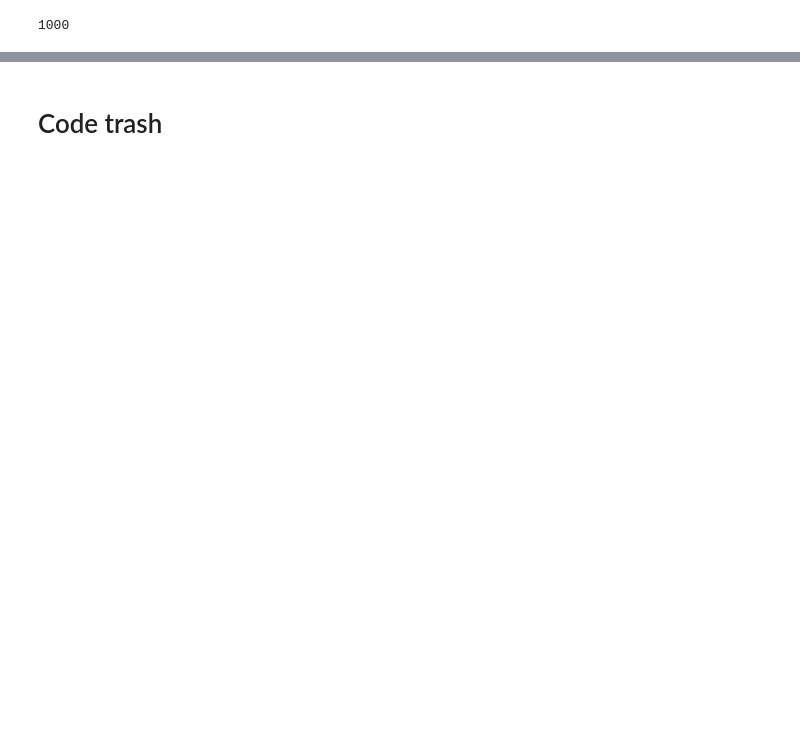
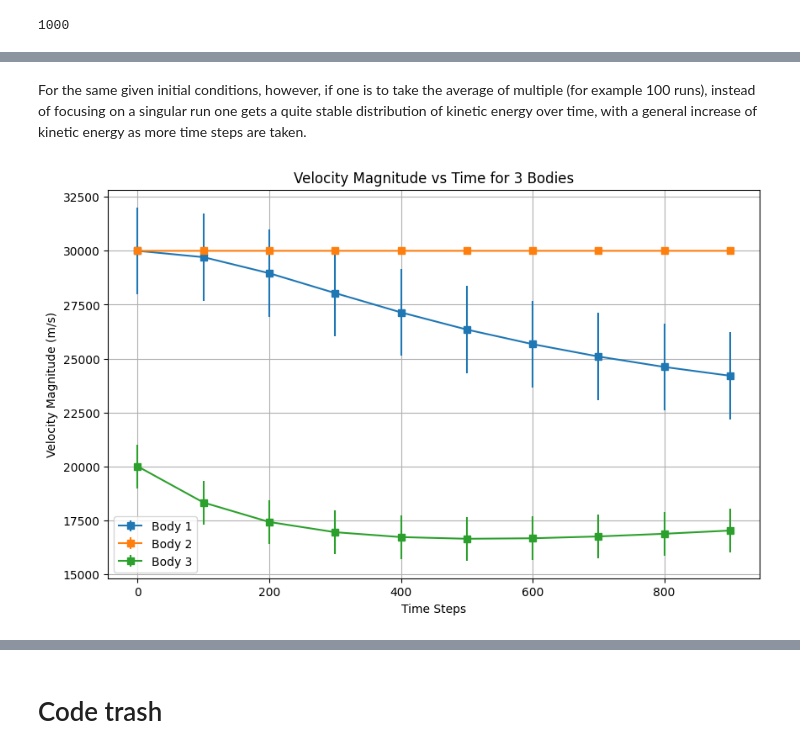
Before and after one commit to Darkosxl/3Body_Problem_Simulation, a Jupyter notebook: 3-Body Problem Simulation.ipynb, the cells around one changed output, grey strips where cells are left out. Cells and saved outputs as stored; diff of their text form; code cells hidden in the pictures; blank space fills up the shorter version.

```diff
--- a/3-Body Problem Simulation.ipynb
+++ b/3-Body Problem Simulation.ipynb
@@ -288,0 +374,42 @@ KeyError: (slice(None, None, None), 0, 0)
+# %% [markdown]
+For the same given initial conditions, however, if one is to take the average of multiple (for example 100 runs), instead of focusing on a singular run one gets a quite stable distribution of kinetic energy over time, with a general increase of kinetic energy as more time steps are taken.
+# %%
+import matplotlib.pyplot as plt
+import numpy as np
+
+def plot_velocity_vs_time(results, time_steps, labels=['Body 1', 'Body 2', 'Body 3']):
+    velocities_magnitudes = []
+
+    for body_index in range(3):  # Loop over each body (assume 3 bodies)
+        magnitudes = []
+        for step in time_steps:
+            velocity = results['velocities'][0][step][body_index]
+            magnitude = np.sqrt(velocity[0]**2 + velocity[1]**2)
+            magnitudes.append(magnitude)
+        velocities_magnitudes.append(magnitudes)
+
+    #velocities_magnitudes.append(magnitudes)
+    # Convert to numpy array for easier manipulation
+    velocities_magnitudes = np.array(velocities_magnitudes)
+
+    # Calculate the standard deviation for each body's velocities
+    velocity_std = np.std(velocities_magnitudes, axis=1)
+
+    # Plotting
+    plt.figure(figsize=(10, 6))
+
+    for i in range(3):
+        plt.errorbar(time_steps, velocities_magnitudes[i], yerr=velocity_std[i], fmt='-s', label=f'{labels[i]}', markersize=6)
+
+    plt.title('Velocity Magnitude vs Time for 3 Bodies')
+    plt.xlabel('Time Steps')
+    plt.ylabel('Velocity Magnitude (m/s)')
+    plt.legend()
+    plt.grid(True)
+    plt.show()
+
+# Example usage:
+time_steps = np.arange(0, len(results['velocities'][0]), 100)  # Sample every 100 steps
+plot_velocity_vs_time(results, time_steps)
+# %% [output]
+[figure, added]
```
Also changed, not shown: parts of 12 cells of this notebook.
